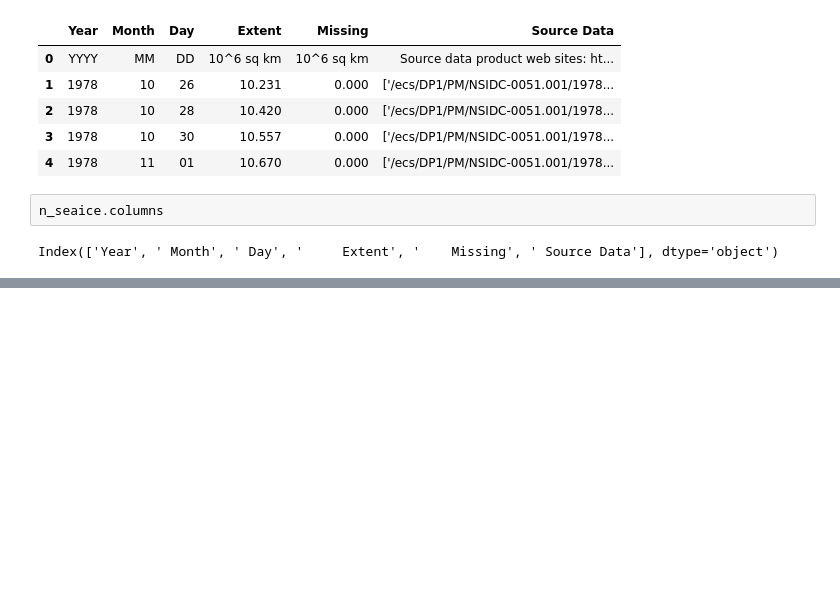
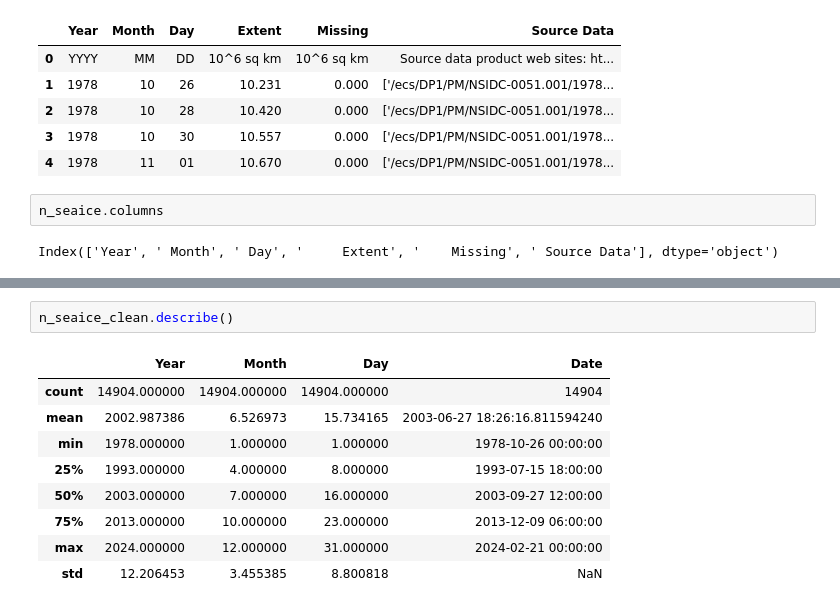
Before and after one commit to dilancroos/ice_extent, a Jupyter notebook: sea_ice.ipynb, the cells around one changed output, grey strips where cells are left out. Drawn from its saved outputs; the diff is of its cells as text; blank space fills up the shorter version.

```diff
--- a/sea_ice.ipynb
+++ b/sea_ice.ipynb
@@ -228,0 +283,12 @@ n_seaice_clean.head()
+# %%
+n_seaice_clean.describe()
+# %% [output]
+|  | Year | Month | Day | Date |
+| count | 14904.000000 | 14904.000000 | 14904.000000 | 14904 |
+| mean | 2002.987386 | 6.526973 | 15.734165 | 2003-06-27 18:26:16.811594240 |
+| min | 1978.000000 | 1.000000 | 1.000000 | 1978-10-26 00:00:00 |
+| 25% | 1993.000000 | 4.000000 | 8.000000 | 1993-07-15 18:00:00 |
+| 50% | 2003.000000 | 7.000000 | 16.000000 | 2003-09-27 12:00:00 |
+| 75% | 2013.000000 | 10.000000 | 23.000000 | 2013-12-09 06:00:00 |
+| max | 2024.000000 | 12.000000 | 31.000000 | 2024-02-21 00:00:00 |
+| std | 12.206453 | 3.455385 | 8.800818 | NaN |
```
Also changed, not shown: parts of 20 cells of this notebook.
